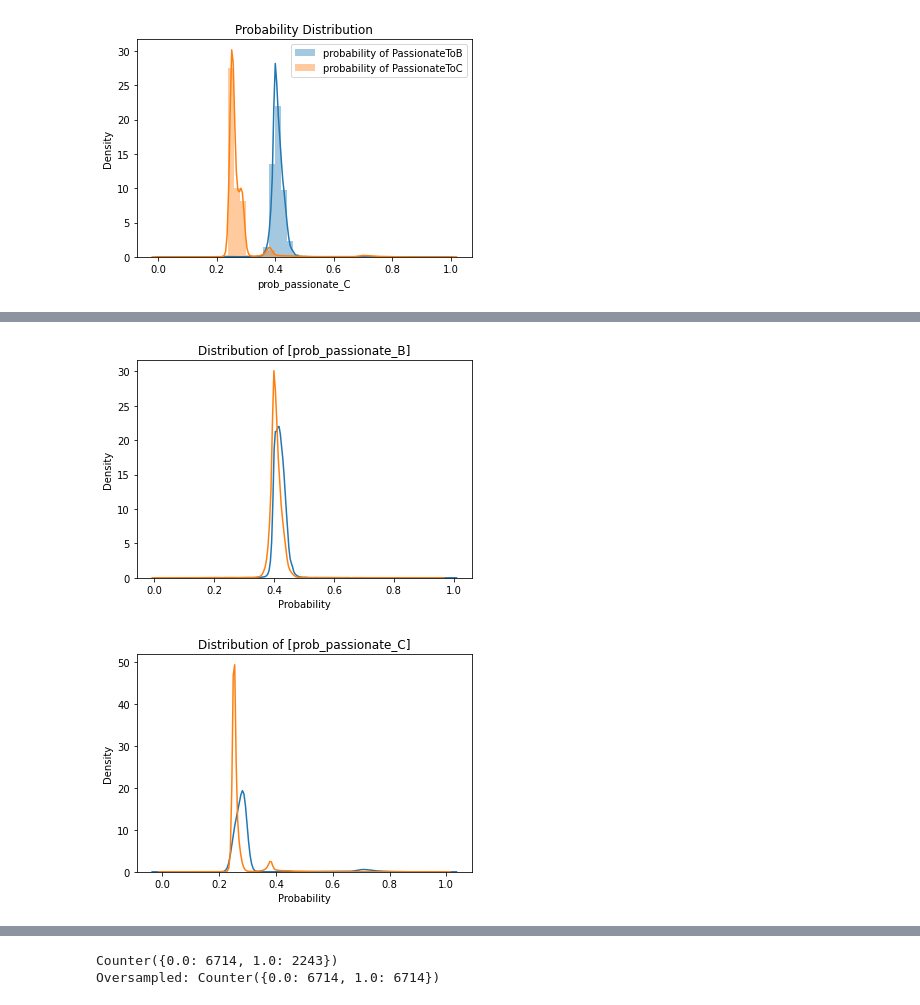
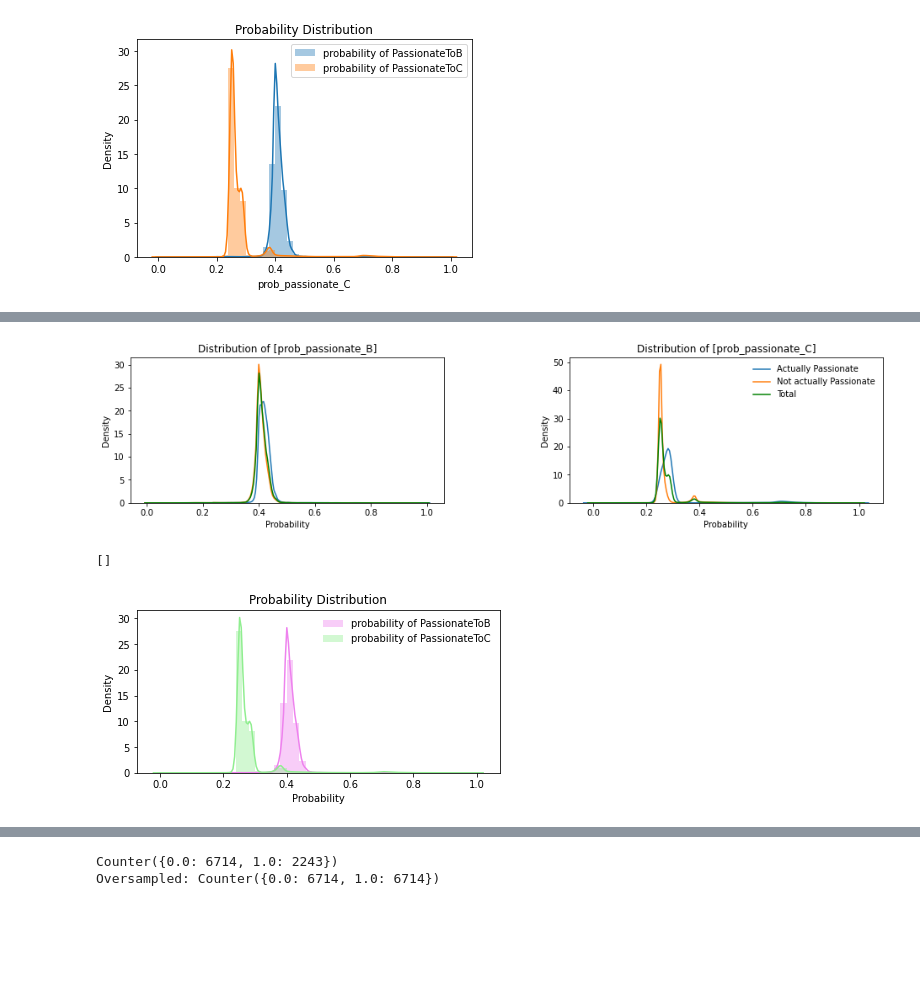
Before and after one commit to binvonseoul/nexon, a Jupyter notebook: NEXON_assg4.ipynb, the cells around one changed output, grey strips where cells are left out. Cells and saved outputs as stored; diff of their text form; code cells hidden in the pictures; blank space fills up the shorter version.

```diff
--- a/NEXON_assg4.ipynb
+++ b/NEXON_assg4.ipynb
@@ -610,18 +582,35 @@ A[A['prob_passionate_B'] > .50]
 # %%
 from scipy.stats import norm
+import seaborn as sns
 
-sns.distplot(A[A['passionate_B'] == 1.0]['prob_passionate_B'], label='probability of PassionateToB', hist=False)
-sns.distplot(A[A['passionate_B'] != 1.0]['prob_passionate_B'], label='probability of PassionateToB (Not actually Passionate)', hist=False)
+plt.figure(figsize=(16, 3))
+plt.subplots_adjust(left=0.125, bottom=0.1, right=0.9, top=0.9, wspace=0.4, hspace=0.4)
+
+plt.subplot(1,2,1)
+sns.distplot(A[A['passionate_B'] == 1.0]['prob_passionate_B'], label='Actually Passionate', hist=False)
+sns.distplot(A[A['passionate_B'] != 1.0]['prob_passionate_B'], label='Not actually Passionate', hist=False)
+sns.distplot(A['prob_passionate_B'], label='Total', hist=False, color='green')
 plt.title("Distribution of [prob_passionate_B]")
+plt.xlabel("Probability")
+
+plt.subplot(1,2,2)
+sns.distplot(A[A['passionate_C'] == 1.0]['prob_passionate_C'], label='Actually Passionate', hist=False)
+sns.distplot(A[A['passionate_C'] != 1.0]['prob_passionate_C'], label='Not actually Passionate', hist=False)
+sns.distplot(A['prob_passionate_C'], label='Total', hist=False, color='green')
+plt.title("Distribution of [prob_passionate_C]")
+plt.legend(frameon=False, loc='upper right')
 plt.xlabel("Probability")
 plt.show()
 
-sns.distplot(A[A['passionate_C'] == 1.0]['prob_passionate_C'], label='probability of PassionateToC', hist=False)
-sns.distplot(A[A['passionate_C'] != 1.0]['prob_passionate_C'], label='probability of PassionateToC (Not actually Passionate)', hist=False)
-plt.title("Distribution of [prob_passionate_C]")
+plt.figure(figsize=(6.5, 3))
+sns.distplot(A['prob_passionate_B'], label='probability of PassionateToB', color='violet')
+sns.distplot(A['prob_passionate_C'], label='probability of PassionateToC', color='lightgreen')
+plt.legend(frameon=False, loc='upper right')
+plt.title("Probability Distribution")
 plt.xlabel("Probability")
-plt.show()
+plt.plot()
 # %% [output]
-[figure, old version]
+[figure, new version]
+[]
-[figure, old version]
+[figure, new version]
 # %%
```
Also changed, not shown: parts of 38 cells of this notebook, 4 other files.
